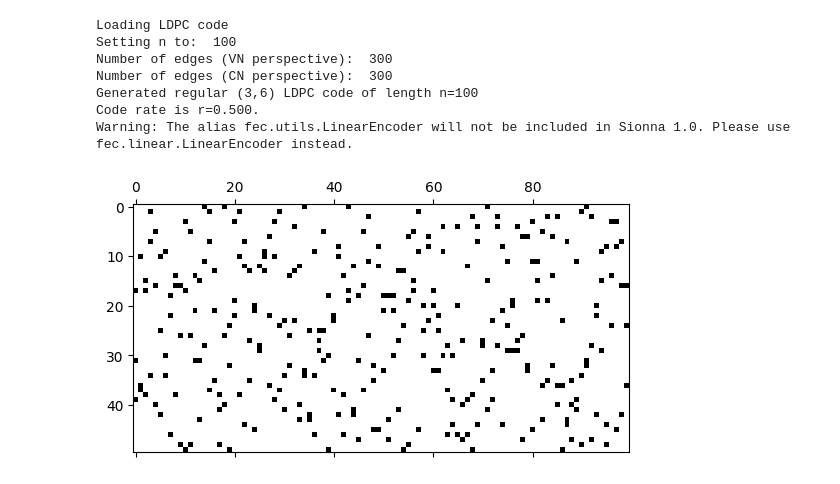
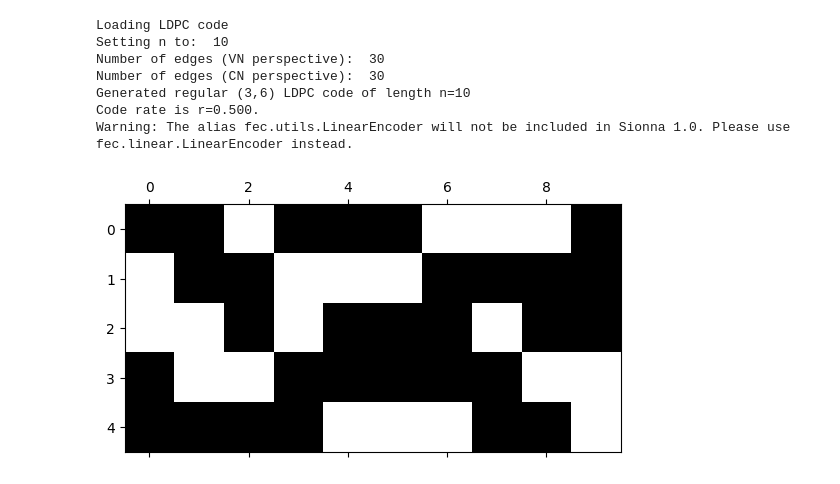
Before and after one commit to pollyjuice74/5G-Decoder, a Jupyter notebook: LTD_model_reg_LDPC.ipynb, the cells around one changed output. Drawn from its saved outputs; the diff is of its cells as text; code cells hidden in the pictures.

```diff
--- a/LTD_model_reg_LDPC.ipynb
+++ b/LTD_model_reg_LDPC.ipynb
@@ -30,21 +48,21 @@ from models import *
 # %%
 print("Loading LDPC code")
 pcm, k, n, coderate = generate_reg_ldpc(v=3,
                                         c=6,
-                                        n=100,
+                                        n=10,
                                         allow_flex_len=True,
                                         verbose=True)
 
 encoder = LinearEncoder(pcm, is_pcm=True)
 # %% [output]
 Loading LDPC code
-Setting n to:  100
-Number of edges (VN perspective):  300
-Number of edges (CN perspective):  300
-Generated regular (3,6) LDPC code of length n=100
+Setting n to:  10
+Number of edges (VN perspective):  30
+Number of edges (CN perspective):  30
+Generated regular (3,6) LDPC code of length n=10
 Code rate is r=0.500.
 Warning: The alias fec.utils.LinearEncoder will not be included in Sionna 1.0. Please use fec.linear.LinearEncoder instead.
-[figure, old version]
+[figure, new version]
 # %%
 # for e2e model
 from sionna.utils import BinarySource, ebnodb2no
```
Also changed, not shown: parts of 4 cells of this notebook.
